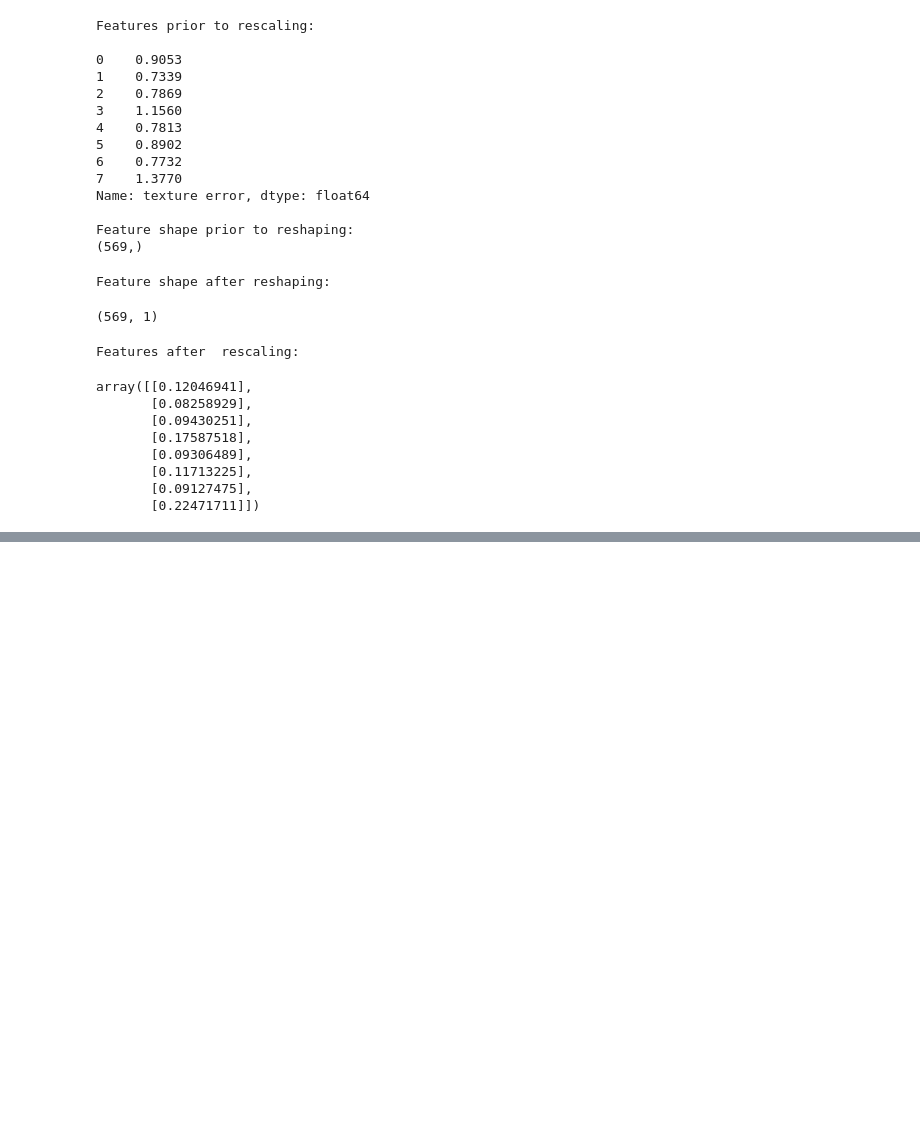
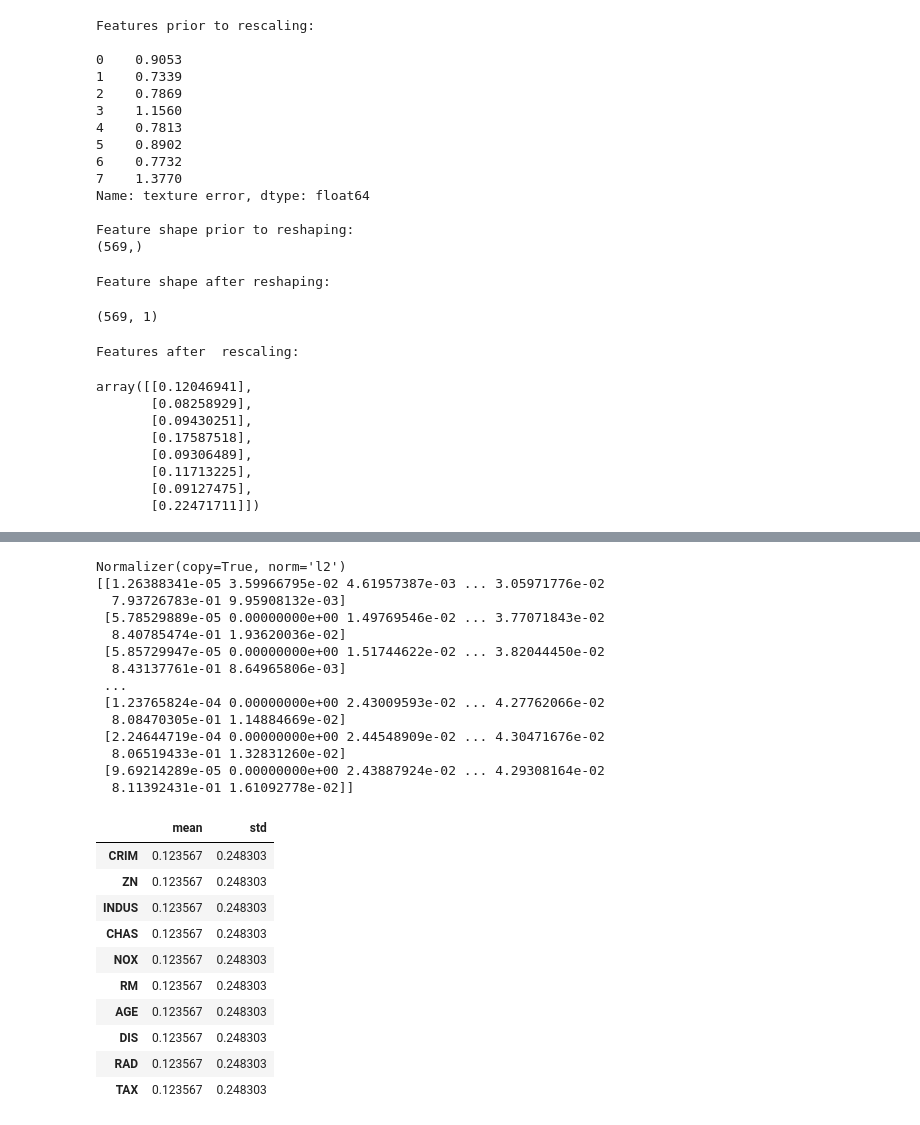
Before and after one commit to anjali88/Basic-ML-, a Jupyter notebook: Pushpanjali_Banik_Scikit_learn.ipynb, the cells around one changed output, grey strips where cells are left out. Drawn from its saved outputs; the diff is of its cells as text; code cells hidden in the pictures; blank space fills up the shorter version.

```diff
--- a/Pushpanjali_Banik_Scikit_learn.ipynb
+++ b/Pushpanjali_Banik_Scikit_learn.ipynb
@@ -93,0 +256,38 @@ array([[0.12046941],
+# %%
+# NORMALIZER
+# Normalize samples individually to unit norm.
+# Each sample (i.e. each row of the data matrix) with at least one non zero component is rescaled independently of other samples so that its norm (l1 or l2) equals one.
+# Scaling inputs to unit norms is a common operation for text classification or clustering for instance
+from sklearn.preprocessing import Normalizer #import appropriate library
+transformer = Normalizer().fit(Class1_X) # fit does nothing
+print(transformer)
+normalised = transformer.transform(Class1_X)
+print(normalised)
+mean_std_transformed = pd.DataFrame(data={'mean':normalised.mean(), 'std':normalised.std()}, index=Class1_X.columns) #have another look at the transformed data
+mean_std_transformed[0:10] # call the dataframe
+# %% [output]
+Normalizer(copy=True, norm='l2')
+[[1.26388341e-05 3.59966795e-02 4.61957387e-03 ... 3.05971776e-02
+  7.93726783e-01 9.95908132e-03]
+ [5.78529889e-05 0.00000000e+00 1.49769546e-02 ... 3.77071843e-02
+  8.40785474e-01 1.93620036e-02]
+ [5.85729947e-05 0.00000000e+00 1.51744622e-02 ... 3.82044450e-02
+  8.43137761e-01 8.64965806e-03]
+ ...
+ [1.23765824e-04 0.00000000e+00 2.43009593e-02 ... 4.27762066e-02
+  8.08470305e-01 1.14884669e-02]
+ [2.24644719e-04 0.00000000e+00 2.44548909e-02 ... 4.30471676e-02
+  8.06519433e-01 1.32831260e-02]
+ [9.69214289e-05 0.00000000e+00 2.43887924e-02 ... 4.29308164e-02
+  8.11392431e-01 1.61092778e-02]]
+|  | mean | std |
+| CRIM | 0.123567 | 0.248303 |
+| ZN | 0.123567 | 0.248303 |
+| INDUS | 0.123567 | 0.248303 |
+| CHAS | 0.123567 | 0.248303 |
+| NOX | 0.123567 | 0.248303 |
+| RM | 0.123567 | 0.248303 |
+| AGE | 0.123567 | 0.248303 |
+| DIS | 0.123567 | 0.248303 |
+| RAD | 0.123567 | 0.248303 |
+| TAX | 0.123567 | 0.248303 |
```
Also changed, not shown: parts of 16 cells of this notebook.
